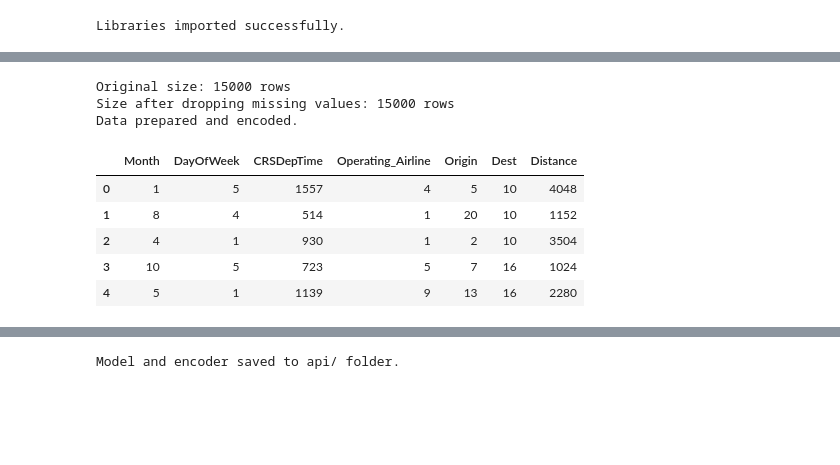
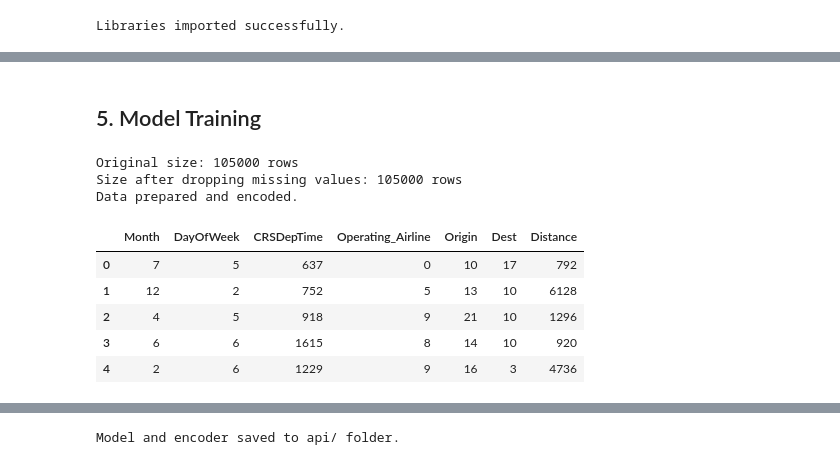
Before and after one commit to Jywong-03/FYP_NeuraSky, a Jupyter notebook: backend_neurasky/train_model.ipynb, the cells around one changed output, grey strips where cells are left out. Saved outputs shown, nothing was run; the diff lists cells and outputs as text; code cells hidden in the pictures; blank space fills up the shorter version.

```diff
--- a/backend_neurasky/train_model.ipynb
+++ b/backend_neurasky/train_model.ipynb
@@ -10,14 +20,3 @@ import os
 print("Libraries imported successfully.")
 # %% [output]
 Libraries imported successfully.
-# %%
-# Load the new dataset
-data_file = 'dataset/Combined_Flights_2024.csv'
-print(f"Loading {data_file}...")
-
-try:
-    df = pd.read_csv(data_file)
-    print(f"Data loaded. Total shape: {df.shape}")
-    print(df.head())
-except FileNotFoundError:
-    print(f"Error: {data_file} not found. Please generate the dataset first.")
@@ -41,0 +101,11 @@ Data loaded. Total shape: (15000, 61)
+# %%
+# Check for missing values
+missing_values = df.isnull().sum()
+print("Missing Values:\n", missing_values[missing_values > 0])
+
+# Drop duplicates if any
+duplicates = df.duplicated().sum()
+print(f"\nDuplicate Rows: {duplicates}")
+if duplicates > 0:
+    df = df.drop_duplicates()
+    print("Duplicates removed.")
@@ -41,0 +187,9 @@ Data loaded. Total shape: (15000, 61)
+# %%
+df['Route'] = df['Origin'] + ' -> ' + df['Dest']
+top_routes = df['Route'].value_counts().head(10)
+
+plt.figure(figsize=(12, 6))
+sns.barplot(x=top_routes.values, y=top_routes.index)
+plt.title('Top 10 Busiest Routes')
+plt.xlabel('Number of Flights')
+plt.show()
@@ -42,3 +228,5 @@ Data loaded. Total shape: (15000, 61)
+# %% [markdown]
+## 5. Model Training
 # %%
 from IPython.display import display
 
@@ -47,45 +235,45 @@ target = 'DepDel15'
 features = [
     'Month',
     'DayOfWeek',
     'CRSDepTime',        # Scheduled Departure Time
     'Operating_Airline', # Unique Carrier Code
     'Origin',            # Origin Airport Code
     'Dest',              # Destination Airport Code
     'Distance'           # Distance
 ]
 
 categorical_features = ['Operating_Airline', 'Origin', 'Dest']
 
-# 2. Clean the data
+# 2. Clean the data for training
 print(f"Original size: {df.shape[0]} rows")
-df = df.dropna(subset=features + [target])
-print(f"Size after dropping missing values: {df.shape[0]} rows")
+df_train = df.dropna(subset=features + [target])
+print(f"Size after dropping missing values: {df_train.shape[0]} rows")
 
 # 3. Prepare X and y
-X = df[features].copy()
-y = df[target]
+X = df_train[features].copy()
+y = df_train[target]
 
 # 4. Encode categorical features
 encoder = OrdinalEncoder(
     handle_unknown='use_encoded_value',
     unknown_value=-1,
     dtype=int
 )
 
 X[categorical_features] = encoder.fit_transform(X[categorical_features])
 
 print("Data prepared and encoded.")
 display(X.head())
 # %% [output]
-Original size: 15000 rows
-Size after dropping missing values: 15000 rows
+Original size: 105000 rows
+Size after dropping missing values: 105000 rows
 Data prepared and encoded.
 |  | Month | DayOfWeek | CRSDepTime | Operating_Airline | Origin | Dest | Distance |
-| 0 | 1 | 5 | 1557 | 4 | 5 | 10 | 4048 |
-| 1 | 8 | 4 | 514 | 1 | 20 | 10 | 1152 |
-| 2 | 4 | 1 | 930 | 1 | 2 | 10 | 3504 |
-| 3 | 10 | 5 | 723 | 5 | 7 | 16 | 1024 |
-| 4 | 5 | 1 | 1139 | 9 | 13 | 16 | 2280 |
+| 0 | 7 | 5 | 637 | 0 | 10 | 17 | 792 |
+| 1 | 12 | 2 | 752 | 5 | 13 | 10 | 6128 |
+| 2 | 4 | 5 | 918 | 9 | 21 | 10 | 1296 |
+| 3 | 6 | 6 | 1615 | 8 | 14 | 10 | 920 |
+| 4 | 2 | 6 | 1229 | 9 | 16 | 3 | 4736 |
 # %%
 # Split data into training and testing sets
 X_train, X_test, y_train, y_test = train_test_split(X, y, test_size=0.2, random_state=42, shuffle=True)
```
Also changed, not shown: parts of 29 cells of this notebook, 32 other files.
